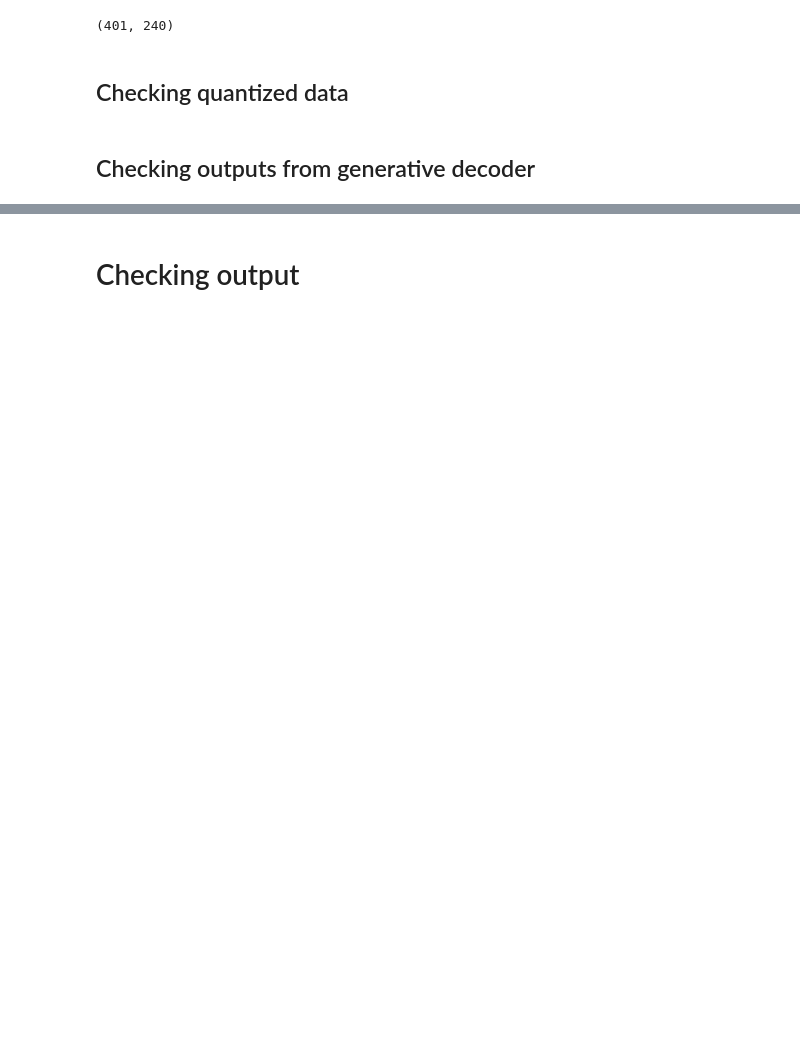
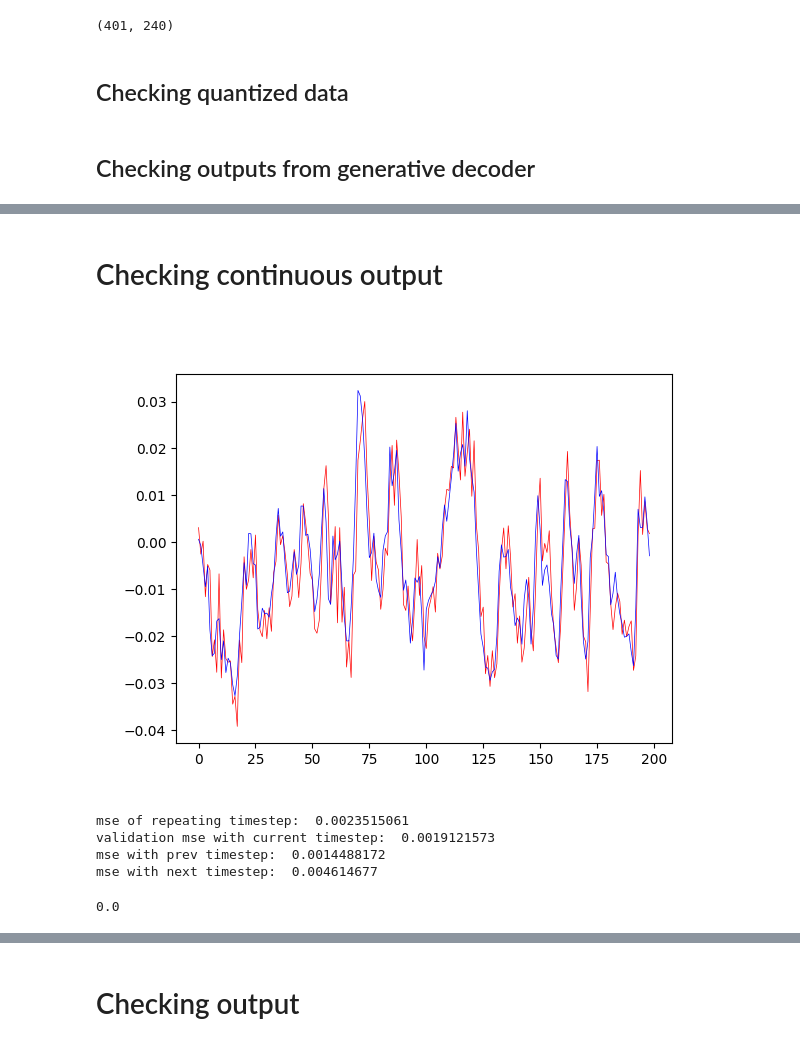
Before and after one commit to ricsinaruto/MEG-transfer-decoding, a Jupyter notebook: notebooks/testing.ipynb, the cells around one changed output, grey strips where cells are left out. Saved outputs shown, nothing was run; the diff lists cells and outputs as text; code cells hidden in the pictures; blank space fills up the shorter version.

```diff
--- a/notebooks/testing.ipynb
+++ b/notebooks/testing.ipynb
@@ -201,3 +228,51 @@ for i in range(8):
     print(loss_val.item())
 # %%
 torch.mean(loss(outputs.reshape(-1, outputs.shape[2]), targets.reshape(-1)))
+# %% [markdown]
+# Checking continuous output
+# %%
+preds = []
+targets = []
+sid = []
+path = os.path.join(
+    '..', 'results', 'cichy_epoched', 'cont_quantized', 'wavenetfull_rf1s')
+
+'''
+path = os.path.join(
+    '..', 'results', 'cichy_epoched', 'subj1', 'cont_quantized', 'ConvAR_multi', 'AR50', 'outputs')
+
+path = os.path.join(
+    '..', 'results', 'cichy_epoched', 'subj1', 'cont_quantized', 'wavenetfullchannelmix', 'outputs')
+'''
+
+for i in range(3):
+    #preds.append(np.load(os.path.join(path, f'valpreds{i}.npy')).transpose(1, 0, 2))
+    #targets.append(np.load(os.path.join(path, f'valtargets{i}.npy')).transpose(1, 0, 2))
+
+    preds.append(np.load(os.path.join(path, f'valpreds{i}.npy')))
+    targets.append(np.load(os.path.join(path, f'valtargets{i}.npy')))
+    sid.append(np.load(os.path.join(path, f'valsid{i}.npy')))
+
+preds = np.concatenate(preds)
+targets = np.concatenate(targets)
+sid = np.concatenate(sid)
+# %%
+inds = [i for i in range(306) if i % 3]
+preds = preds[:, inds, :]
+targets = targets[:, inds, :]
+# %%
+sid = sid[:, 0, 0]
+# %%
+# select only subj1 using sid
+preds = preds[sid == 7]
+targets = targets[sid == 7]
+# %%
+%matplotlib widget
+ts = 200
+b = 5
+plt.plot(preds[0, :, 1:ts].mean(axis=0), linewidth=0.5, color='r')
+plt.plot(targets[0, :, 1:ts].mean(axis=0), linewidth=0.5, color='b')
+#plt.plot(targets[0, :, :ts-1].mean(axis=0), linewidth=0.5, color='y')
+e=0
+# %% [output]
+[figure, added]
@@ -203,0 +282,10 @@ torch.mean(loss(outputs.reshape(-1, outputs.shape[2]), targets.reshape(-1)))
+# %%
+print('mse of repeating timestep: ', np.mean((targets[:, :, 1:].reshape(-1) - targets[:, :, :-1].reshape(-1))**2))
+print('validation mse with current timestep: ', np.mean((preds[:, :, :].reshape(-1) - targets[:, :, :].reshape(-1))**2))
+print('mse with prev timestep: ', np.mean((preds[:, :, 1:].reshape(-1) - targets[:, :, :-1].reshape(-1))**2))
+print('mse with next timestep: ', np.mean((preds[:, :, :-1].reshape(-1) - targets[:, :, 1:].reshape(-1))**2))
+# %% [output]
+mse of repeating timestep:  0.0023515061
+validation mse with current timestep:  0.0019121573
+mse with prev timestep:  0.0014488172
+mse with next timestep:  0.004614677
@@ -203,0 +312,4 @@ torch.mean(loss(outputs.reshape(-1, outputs.shape[2]), targets.reshape(-1)))
+# %%
+np.min(np.abs(preds.reshape(-1)))
+# %% [output]
+0.0
```
Also changed, not shown: parts of 18 cells of this notebook, 9 other files.
